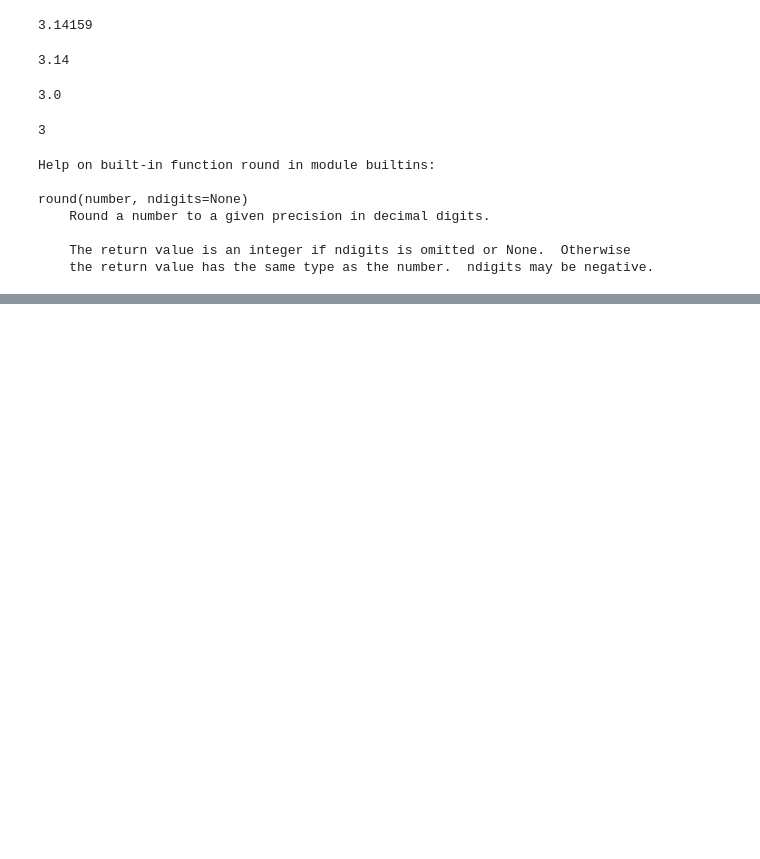
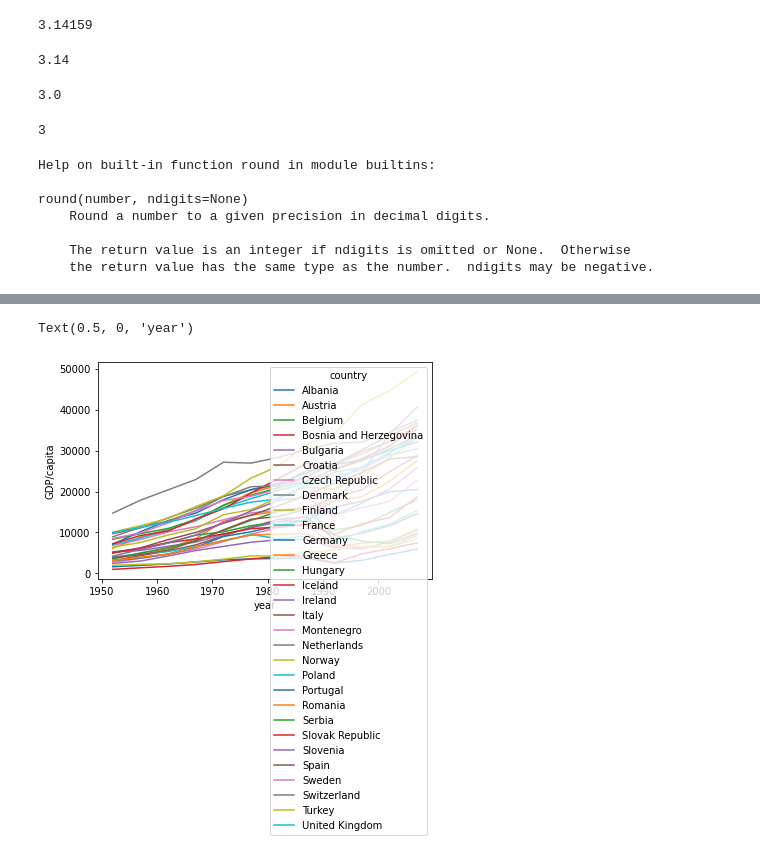
Before and after one commit to Matt9120/PracComp2022, a Jupyter notebook: PracComp2022.ipynb, the cells around one changed output, grey strips where cells are left out. Cells and saved outputs as stored; diff of their text form; code cells hidden in the pictures; blank space fills up the shorter version.

```diff
--- a/PracComp2022.ipynb
+++ b/PracComp2022.ipynb
@@ -191,0 +545,7 @@ round(number, ndigits=None)
+# %%
+data.T.plot()
+plt.ylabel('GDP/capita')
+plt.xlabel('year')
+# %% [output]
+Text(0.5, 0, 'year')
+[figure, added]
```
Also changed, not shown: parts of 46 cells of this notebook.
